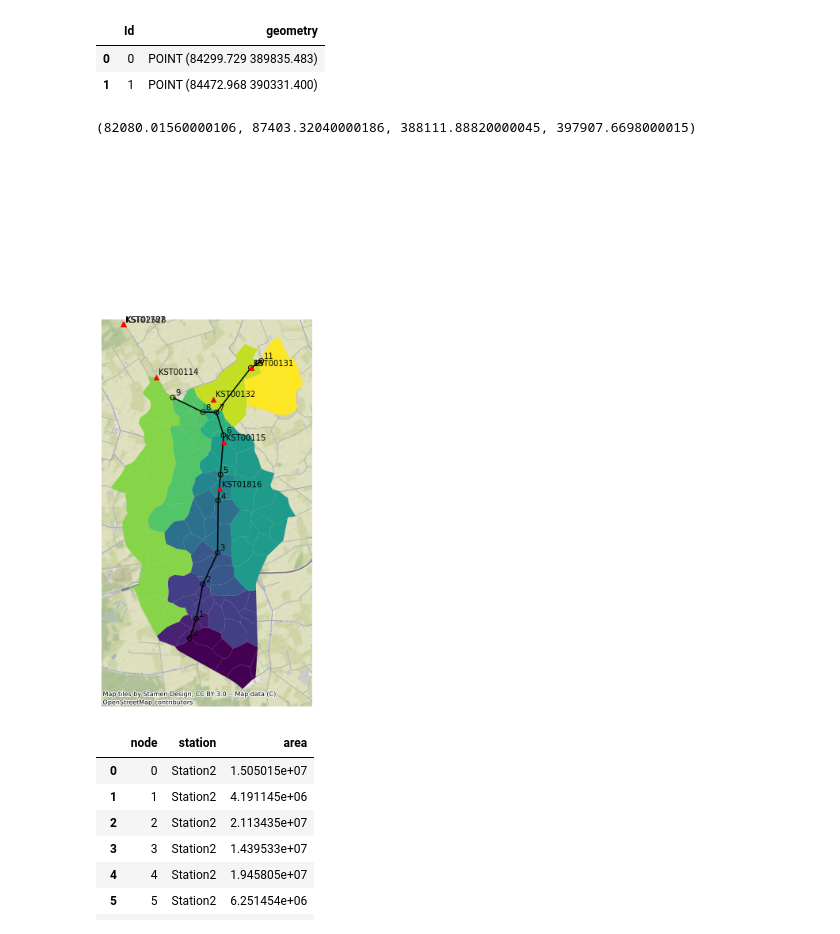
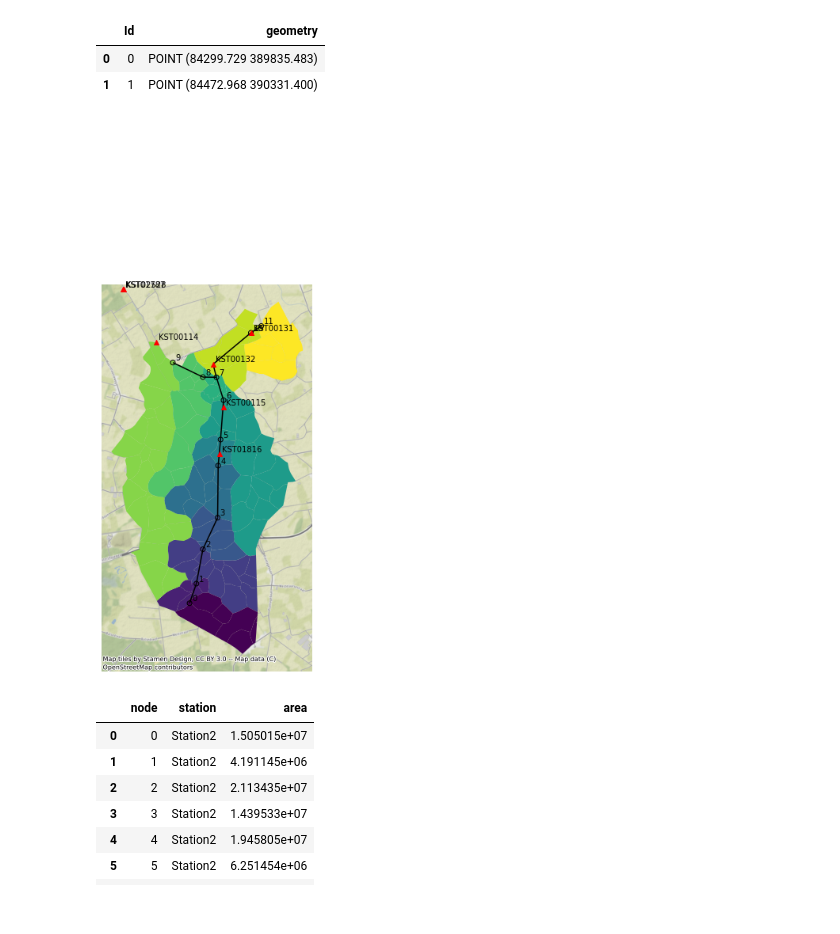
Before and after one commit to thomas-wsbd/gebiedsregeling-kruislandsekreken, a Jupyter notebook: explore.ipynb, the cells around one changed output. Cells and saved outputs as stored; diff of their text form; code cells hidden in the pictures.

```diff
--- a/explore.ipynb
+++ b/explore.ipynb
@@ -37,29 +45,28 @@ nodes.head(2)
 # %%
 import contextily as ctx
 from shapely.geometry import LineString
 
 ax = afwatereenh.plot(column="node", figsize=(11,9)) # afwaterende gebieden
 nodes.plot(ax=ax, edgecolor="black", column="Id") # gedefineerde nodes corresponderen, met afwaterende gebieden
 ctx.add_basemap(ax, crs=afwatereenh.crs.to_string()) # achtergrondje
 
+stuwen = gpd.read_file("data/shp/stuwen.shp")
+stuwen.plot(ax=ax, marker="^", zorder=999, color="red")
+
 lines = [LineString([node, nodes.geometry[i+1]]) for i, node in enumerate(nodes.geometry) if i < 9]
-lines.extend([LineString([nodes.geometry[7], nodes.geometry[10]])])
+lines.extend([LineString([nodes.geometry[7], stuwen[stuwen.CODE == "KST00132"].geometry.iloc[0]])])
+lines.extend([LineString([stuwen[stuwen.CODE == "KST00132"].geometry.iloc[0], nodes.geometry[10]])])
 lines.extend([LineString([nodes.geometry[10], nodes.geometry[11]])])
 gpd.GeoDataFrame(geometry=lines).plot(ax=ax, color="black") # verbindende lijnen (waterlopen)
-
-stuwen = gpd.read_file("data/shp/stuwen.shp")
-stuwen.plot(ax=ax, marker="^", zorder=999, color="red")
 
 for x, y, label in zip(nodes.geometry.x, nodes.geometry.y, nodes.Id):
     ax.annotate(label, xy=(x, y), xytext=(3, 3), textcoords="offset points")
 
-
 for x, y, label in zip(stuwen.geometry.x, stuwen.geometry.y, stuwen.CODE):
     ax.annotate(label, xy=(x, y), xytext=(3, 3), textcoords="offset points")
 
-ax.axis("off")
+ax.axis("off");
 # %% [output]
-(82080.01560000106, 87403.32040000186, 388111.88820000045, 397907.6698000015)
-[figure, old version]
+[figure, new version]
 # %%
 calc = afwatereenh.merge(lat, left_on="GPGIDENT", right_on="id")
```
Also changed, not shown: parts of 8 cells of this notebook.
